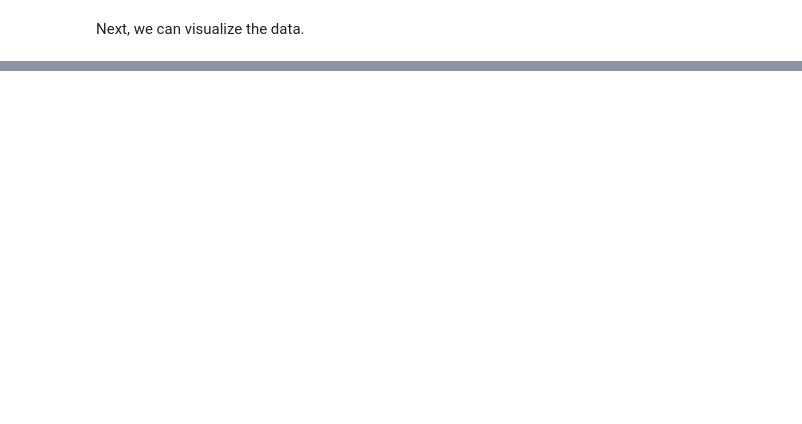
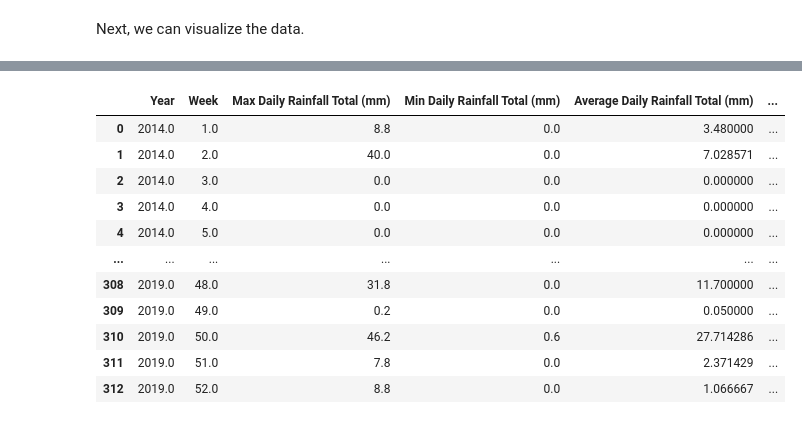
Before and after one commit to thamsimun/CS3244-Project-Dengue, a Jupyter notebook: dengue_prediction.ipynb, the cells around one changed output, grey strips where cells are left out. Cells and saved outputs as stored; diff of their text form; code cells hidden in the pictures; blank space fills up the shorter version.

Commit message:
Create weekly data for stations and whole sg

```diff
--- a/dengue_prediction.ipynb
+++ b/dengue_prediction.ipynb
@@ -347,0 +358,82 @@ dataset = scaler.fit_transform(dataset)
+# %%
+# Read from CSV
+raw_AngMoKio_df = pd.read_csv(
+    "Datasets/Weather Data/Ang Mo Kio.csv")
+raw_Changi_df = pd.read_csv(
+    "Datasets/Weather Data/Changi.csv")
+raw_Khatib_df = pd.read_csv(
+    "Datasets/Weather Data/Khatib.csv")
+raw_MarinaBarrage_df = pd.read_csv(
+    "Datasets/Weather Data/Marina Barrage.csv")
+raw_TuasSouth_df = pd.read_csv(
+    "Datasets/Weather Data/Tuas South.csv")
+
+columns = ['Year', 'Week', 'Max Daily Rainfall Total (mm)', 'Min Daily Rainfall Total (mm)',
+               'Average Daily Rainfall Total (mm)', 'Highest 30 Min Rainfall (mm)', 'Highest 60 Min Rainfall (mm)',
+                  'Highest 120 Min Rainfall (mm)', 'Mean Temperature (°C)', 'Maximum Temperature (°C)',
+                      'Minimum Temperature (°C)', 'Mean Wind Speed (km/h)', 'Max Wind Speed (km/h)']
+
+del raw_AngMoKio_df['Station']
+AngMoKio_df = pd.DataFrame(columns=columns)
+
+def isfloat(value):
+    try:
+        float(value)
+        return True
+    except ValueError:
+        return False
+
+index = 0
+for i in range(2014, 2020):
+    for j in range(1, 54):
+        temp_df = raw_AngMoKio_df[(raw_AngMoKio_df['Year'] == i) & (raw_AngMoKio_df['Week'] == j)]
+        if len(temp_df) == 0:
+            continue
+
+        rainSerie = temp_df['Daily Rainfall Total (mm)'].map(lambda x : float(x) if isfloat(x) else np.nan)
+
+        d30RainSerie = temp_df['Highest 30 Min Rainfall (mm)'].map(lambda x : float(x) if isfloat(x) else np.nan)
+
+        d60RainSerie = temp_df['Highest 60 Min Rainfall (mm)'].map(lambda x : float(x) if isfloat(x) else np.nan)
+
+        d120RainSerie = temp_df['Highest 120 Min Rainfall (mm)'].map(lambda x : float(x) if isfloat(x) else np.nan)
+
+        meanTempSerie = temp_df['Mean Temperature (°C)'].map(lambda x : float(x) if isfloat(x) else np.nan)
+
+        maxTempSerie = temp_df['Maximum Temperature (°C)'].map(lambda x : float(x) if isfloat(x) else np.nan)
+
+        minTempSerie = temp_df['Minimum Temperature (°C)'].map(lambda x : float(x) if isfloat(x) else np.nan)
+
+        meanWindSerie = temp_df['Mean Wind Speed (km/h)'].map(lambda x : float(x) if isfloat(x) else np.nan)
+
+        maxWindSerie = temp_df['Max Wind Speed (km/h)'].map(lambda x : float(x) if isfloat(x) else np.nan)
+
+        maxRain = rainSerie.max()
+        minRain = rainSerie.min()
+        avgRain = rainSerie.sum() / len(rainSerie.dropna())
+        max30Rain = d30RainSerie.max()
+        max60Rain = d60RainSerie.max()
+        max120Rain = d120RainSerie.max()
+        avgTemp = meanTempSerie.sum() / len(meanTempSerie.dropna())
+        maxTemp = maxTempSerie.max()
+        minTemp = minTempSerie.min()
+        avgWind = meanWindSerie.sum() / len(meanWindSerie.dropna())
+        maxWind = maxWindSerie.max()
+        AngMoKio_df.loc[index] = [i, j, maxRain, minRain, avgRain, max30Rain, max60Rain, max120Rain, avgTemp,
+                                         maxTemp, minTemp, avgWind, maxWind]
+        index = index + 1
+
+AngMoKio_df
+# %% [output]
+|  | Year | Week | Max Daily Rainfall Total (mm) | Min Daily Rainfall Total (mm) | Average Daily Rainfall Total (mm) | ... |
+| 0 | 2014.0 | 1.0 | 8.8 | 0.0 | 3.480000 | ... |
+| 1 | 2014.0 | 2.0 | 40.0 | 0.0 | 7.028571 | ... |
+| 2 | 2014.0 | 3.0 | 0.0 | 0.0 | 0.000000 | ... |
+| 3 | 2014.0 | 4.0 | 0.0 | 0.0 | 0.000000 | ... |
+| 4 | 2014.0 | 5.0 | 0.0 | 0.0 | 0.000000 | ... |
+| ... | ... | ... | ... | ... | ... | ... |
+| 308 | 2019.0 | 48.0 | 31.8 | 0.0 | 11.700000 | ... |
+| 309 | 2019.0 | 49.0 | 0.2 | 0.0 | 0.050000 | ... |
+| 310 | 2019.0 | 50.0 | 46.2 | 0.6 | 27.714286 | ... |
+| 311 | 2019.0 | 51.0 | 7.8 | 0.0 | 2.371429 | ... |
+| 312 | 2019.0 | 52.0 | 8.8 | 0.0 | 1.066667 | ... |
```
Also changed, not shown: parts of 15 cells of this notebook, 6 other files.
